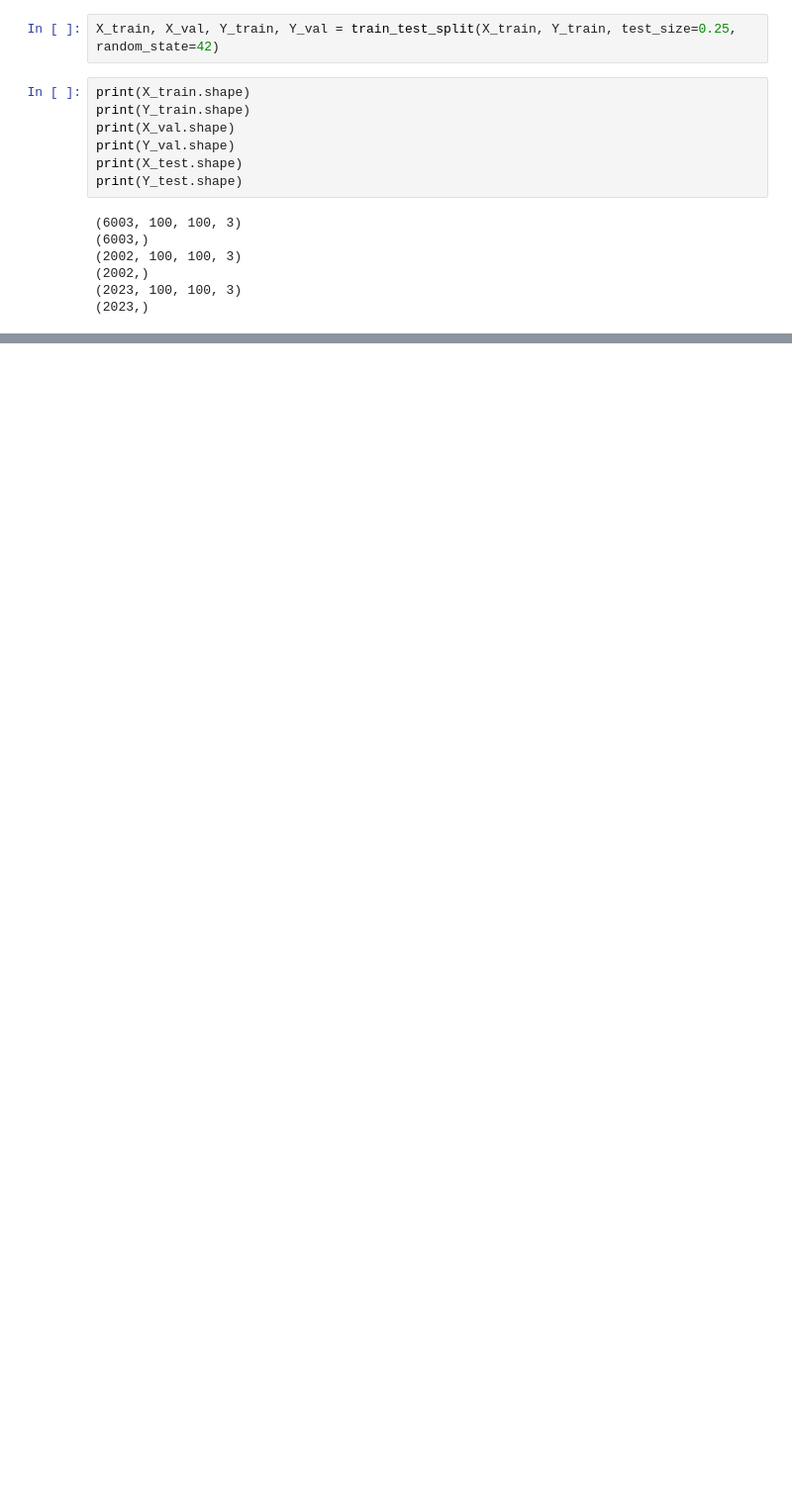
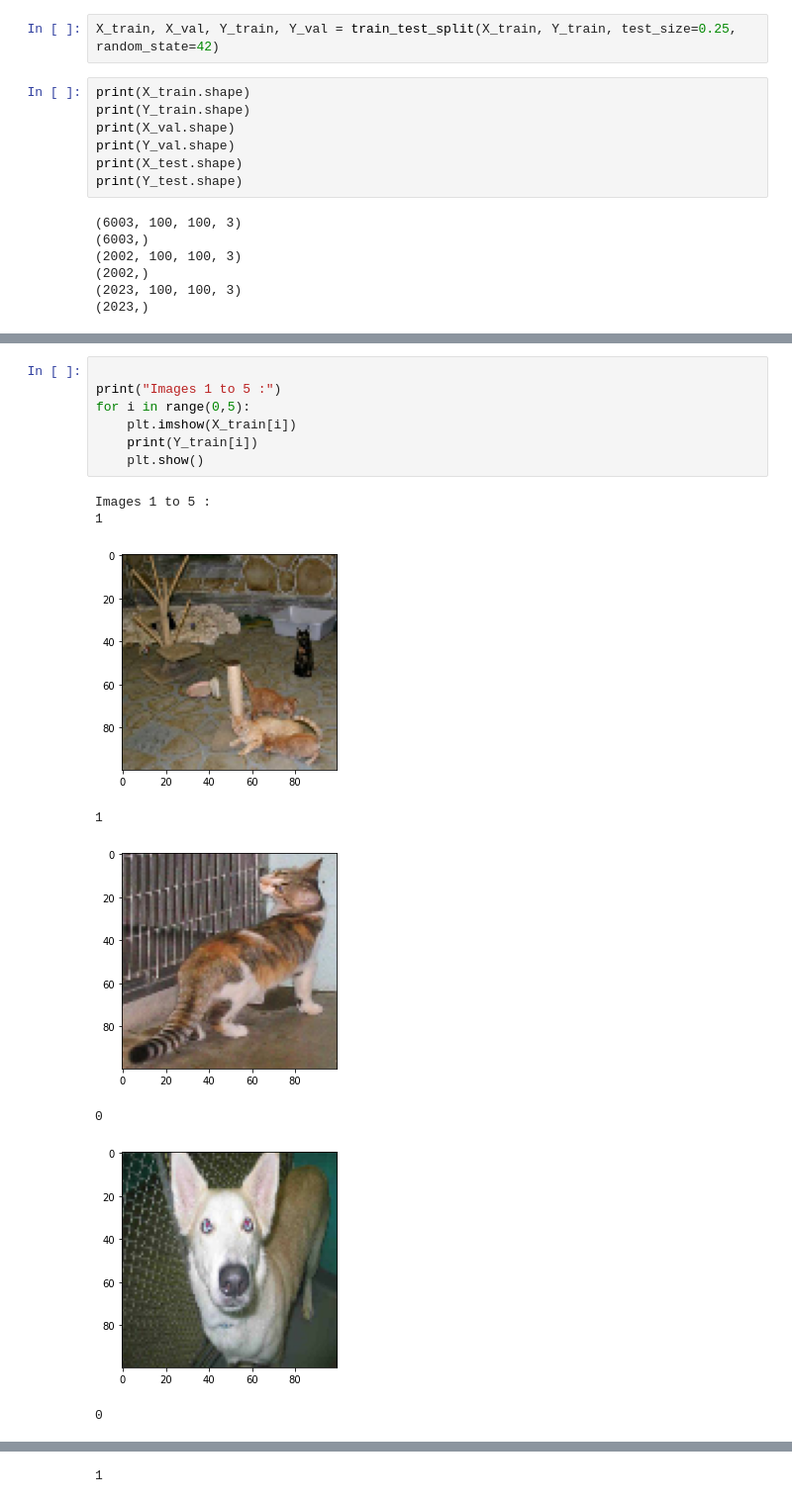
Before and after one commit to RonitSamaddar/MachineLearning, a Jupyter notebook: Example Codes/Deep Learning/CNN/CAT_VS_DOG using Keras/CAT_DOG_KERAS.ipynb, the cells around one changed output, grey strips where cells are left out. Shown: that part at 99% size. Drawn from its saved outputs; the diff is of its cells as text; blank space fills up the shorter version.

Commit message:
Trained a CNN model on the dataset

```diff
--- a/Example Codes/Deep Learning/CNN/CAT_VS_DOG using Keras/CAT_DOG_KERAS.ipynb
+++ b/Example Codes/Deep Learning/CNN/CAT_VS_DOG using Keras/CAT_DOG_KERAS.ipynb
@@ -207,3 +179,19 @@ Distribution of cats and dogs in the different sets
 TRAIN  :  2982 cats vs 3021 dogs
 VAL  :  1018 cats vs 984 dogs
 TEST  :  1011 cats vs 1012 dogs
+# %%
+
+print("Images 1 to 5 :")
+for i in range(0,5):
+    plt.imshow(X_train[i])
+    print(Y_train[i])
+    plt.show()
+# %% [output]
+Images 1 to 5 :
+1
+[figure, added]
+1
+[figure, added]
+0
+[figure, added]
+0
@@ -209,0 +199 @@ TEST  :  1011 cats vs 1012 dogs
+1
```
Also changed, not shown: parts of 18 cells of this notebook.
